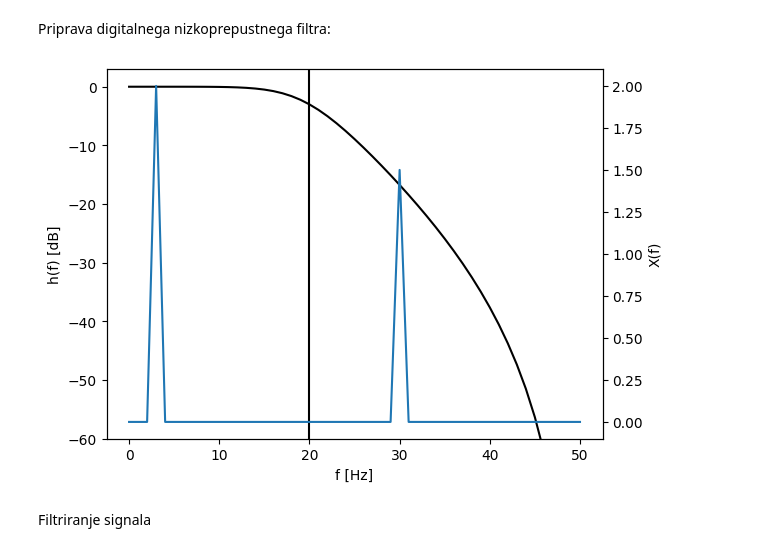
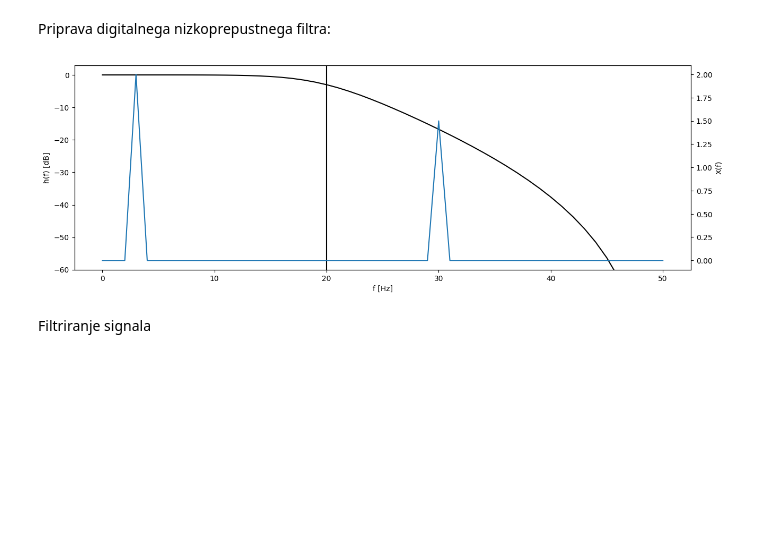
Before and after one commit to domengorjup/ps_lv, a Jupyter notebook: lv_book/notebooks/07 - Enakomerno časovno vzorčenje in kvantizacija.ipynb, the cells around one changed output. Saved outputs shown, nothing was run; the diff lists cells and outputs as text; code cells hidden in the pictures; blank space fills up the shorter version.

```diff
--- a/lv_book/notebooks/07 - Enakomerno časovno vzorčenje in kvantizacija.ipynb
+++ b/lv_book/notebooks/07 - Enakomerno časovno vzorčenje in kvantizacija.ipynb
@@ -150,17 +150,17 @@ f_cutoff = 20
 sos = signal.butter(3, f_cutoff, 'low', analog=False, fs=fs, output='sos')
 w, h = signal.sosfreqz(sos, freq, whole=False, fs=fs)
 # %%
-fig, ax = plt.subplots()
+fig, ax = plt.subplots(figsize=(15, 5))
 ax.plot(freq, 20*np.log10(np.abs(h)), c='k')
 ax.axvline(f_cutoff, c='k')
 ax.set_ylim(-60, 3)
 ax2 = ax.twinx()
 ax2.plot(freq, np.abs(X))
 ax.set_xlabel('f [Hz]')
 ax.set_ylabel('h(f) [dB]')
 ax2.set_ylabel('X(f)');
 # %% [output]
-[figure, old version]
+[figure, new version]
 # %% [markdown]
 Filtriranje signala
 # %%
```
Also changed, not shown: parts of 4 cells of this notebook.
